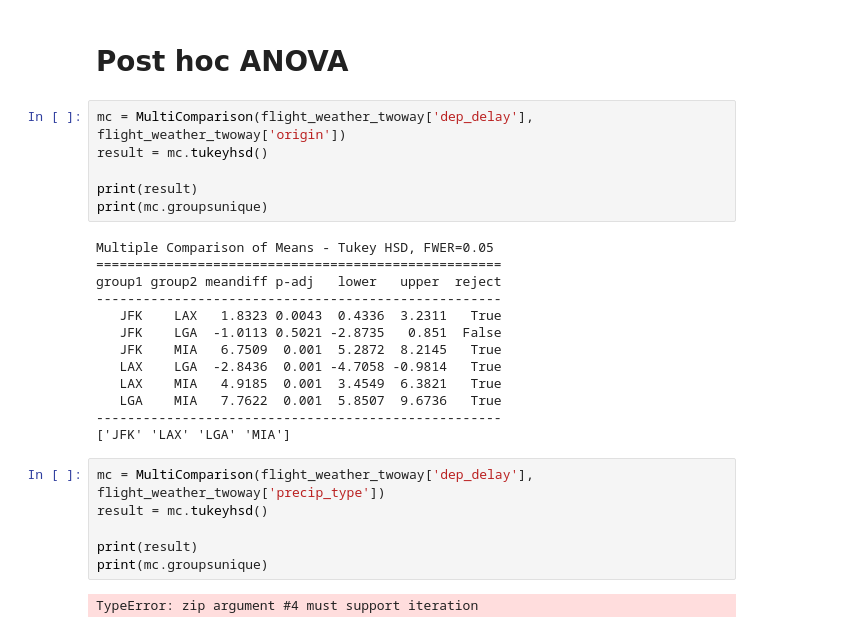
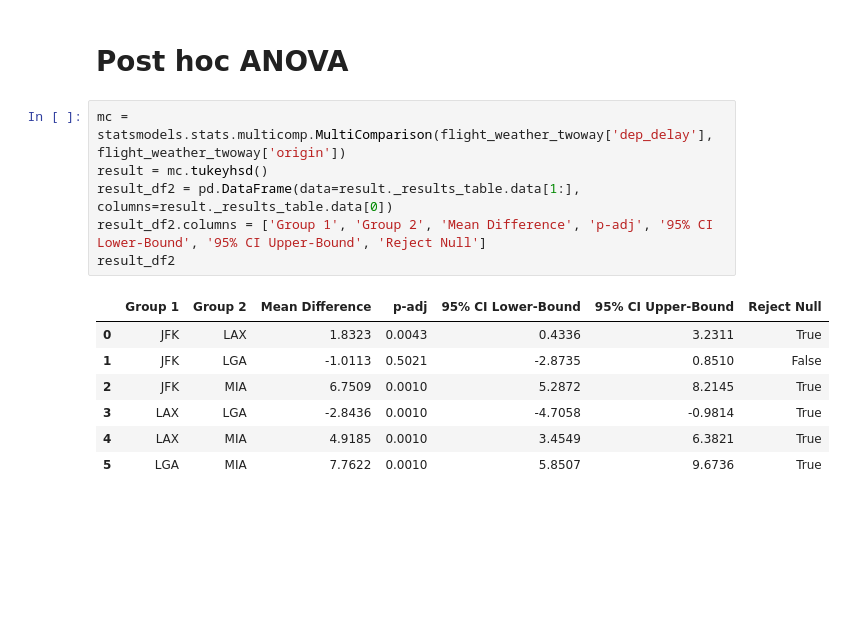
Before and after one commit to rweng18/aqi_project, a Jupyter notebook: ANOVA_tests.ipynb, the cells around one changed output. Cells and saved outputs as stored; diff of their text form; blank space fills up the shorter version.

Commit message:
stats tests

```diff
--- a/ANOVA_tests.ipynb
+++ b/ANOVA_tests.ipynb
@@ -463,30 +473,17 @@ cursor.close()
 cnx.close()
 # %% [markdown]
 # Post hoc ANOVA
-# %%
-mc = MultiComparison(flight_weather_twoway['dep_delay'], flight_weather_twoway['origin'])
-result = mc.tukeyhsd()
-
-print(result)
-print(mc.groupsunique)
-# %% [output]
-Multiple Comparison of Means - Tukey HSD, FWER=0.05
-====================================================
-group1 group2 meandiff p-adj   lower   upper  reject
-----------------------------------------------------
-   JFK    LAX   1.8323 0.0043  0.4336  3.2311   True
-   JFK    LGA  -1.0113 0.5021 -2.8735   0.851  False
-   JFK    MIA   6.7509  0.001  5.2872  8.2145   True
-   LAX    LGA  -2.8436  0.001 -4.7058 -0.9814   True
-   LAX    MIA   4.9185  0.001  3.4549  6.3821   True
-   LGA    MIA   7.7622  0.001  5.8507  9.6736   True
-----------------------------------------------------
-['JFK' 'LAX' 'LGA' 'MIA']
-# %%
-mc = MultiComparison(flight_weather_twoway['dep_delay'], flight_weather_twoway['precip_type'])
-result = mc.tukeyhsd()
-
-print(result)
-print(mc.groupsunique)
-# %% [output]
-TypeError: zip argument #4 must support iteration
+# %%
+mc = statsmodels.stats.multicomp.MultiComparison(flight_weather_twoway['dep_delay'], flight_weather_twoway['origin'])
+result = mc.tukeyhsd()
+result_df2 = pd.DataFrame(data=result._results_table.data[1:], columns=result._results_table.data[0])
+result_df2.columns = ['Group 1', 'Group 2', 'Mean Difference', 'p-adj', '95% CI Lower-Bound', '95% CI Upper-Bound', 'Reject Null']
+result_df2
+# %% [output]
+|  | Group 1 | Group 2 | Mean Difference | p-adj | 95% CI Lower-Bound | 95% CI Upper-Bound | Reject Null |
+| 0 | JFK | LAX | 1.8323 | 0.0043 | 0.4336 | 3.2311 | True |
+| 1 | JFK | LGA | -1.0113 | 0.5021 | -2.8735 | 0.8510 | False |
+| 2 | JFK | MIA | 6.7509 | 0.0010 | 5.2872 | 8.2145 | True |
+| 3 | LAX | LGA | -2.8436 | 0.0010 | -4.7058 | -0.9814 | True |
+| 4 | LAX | MIA | 4.9185 | 0.0010 | 3.4549 | 6.3821 | True |
+| 5 | LGA | MIA | 7.7622 | 0.0010 | 5.8507 | 9.6736 | True |
```
Also changed, not shown: parts of 18 cells of this notebook, 9 other files.
